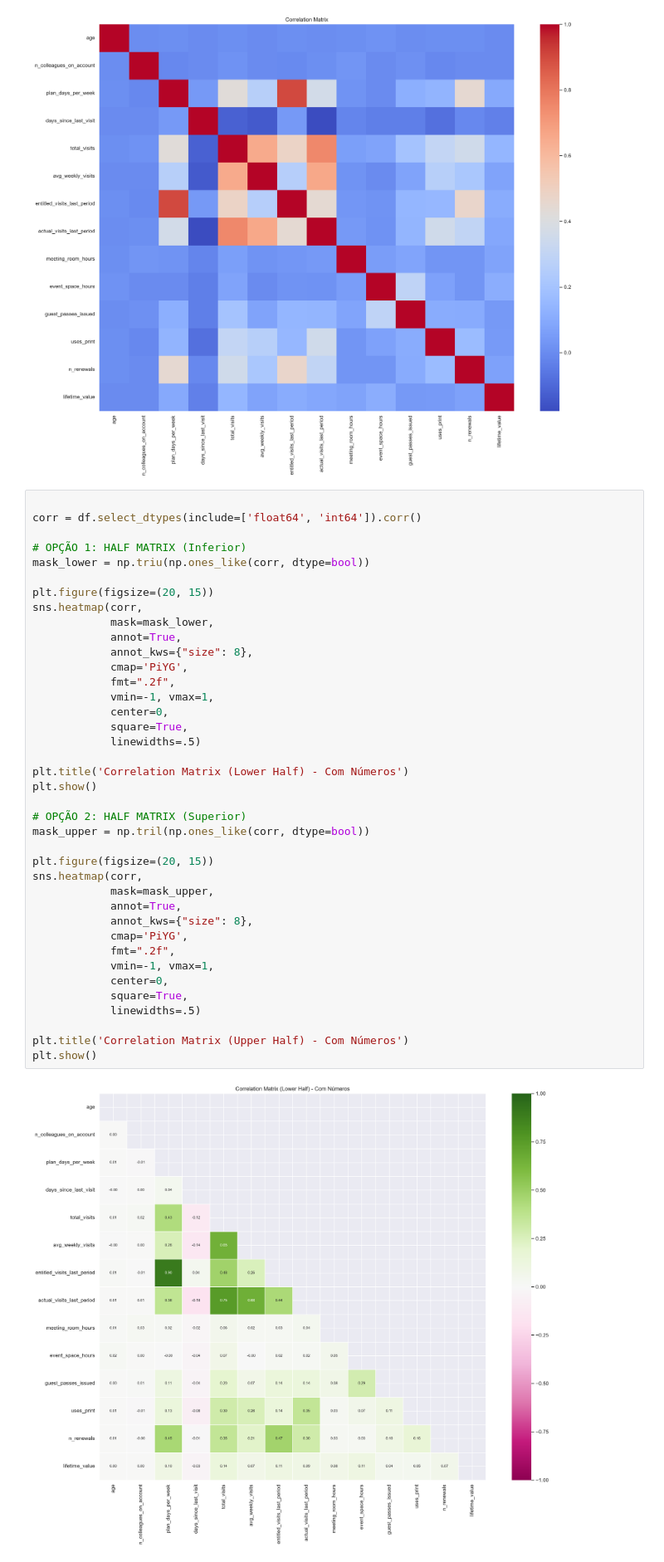
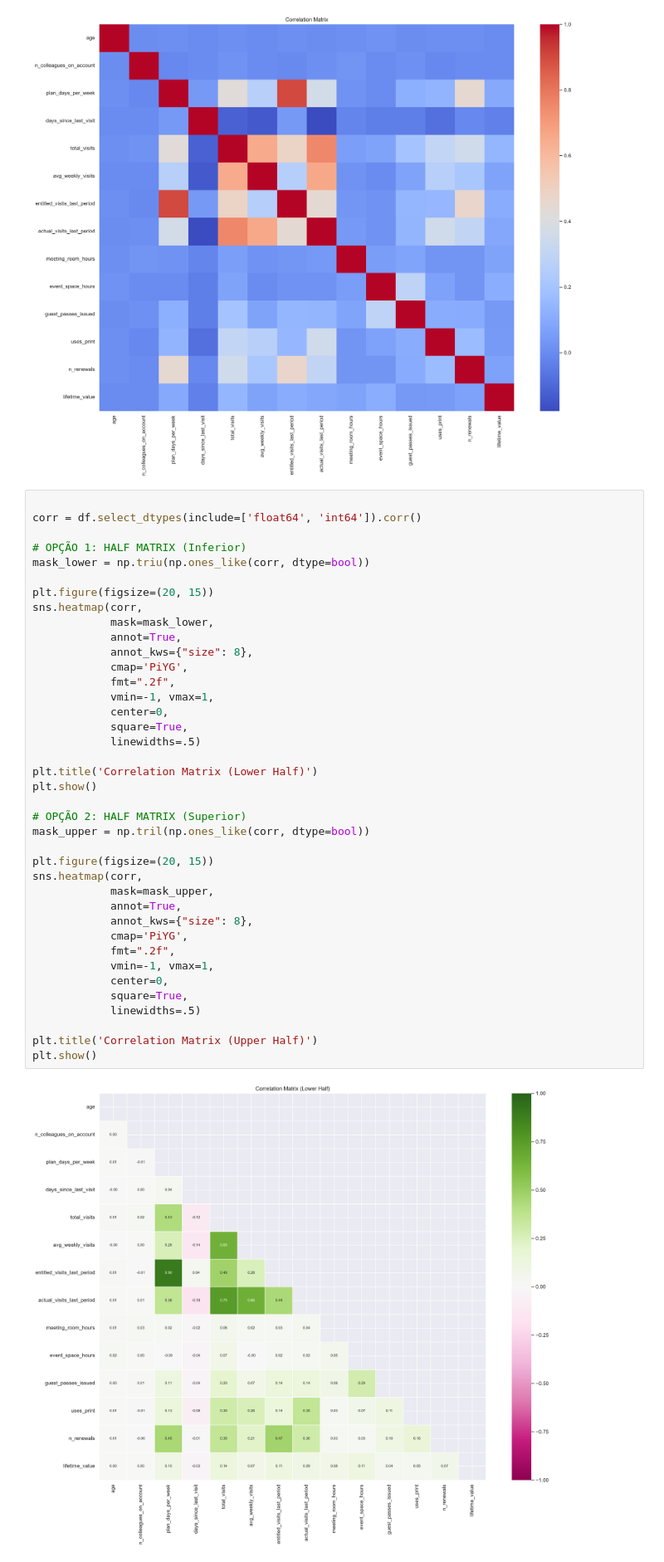
Before and after one commit to tediamohs-a11y/Data_Mining_Project, a Jupyter notebook: Group9_EDA_Code_Joanas_Edits.ipynb, the cells around one changed output. Shown at 83% size. Drawn from its saved outputs; the diff is of its cells as text.

```diff
--- a/Group9_EDA_Code_Joanas_Edits.ipynb
+++ b/Group9_EDA_Code_Joanas_Edits.ipynb
@@ -992,33 +992,33 @@ plt.figure(figsize=(20, 15))
 sns.heatmap(corr,
             mask=mask_lower,
             annot=True,
             annot_kws={"size": 8},
             cmap='PiYG',
             fmt=".2f",
             vmin=-1, vmax=1,
             center=0,
             square=True,
             linewidths=.5)
 
-plt.title('Correlation Matrix (Lower Half) - Com Números')
+plt.title('Correlation Matrix (Lower Half)')
 plt.show()
 
 # OPÇÃO 2: HALF MATRIX (Superior)
 mask_upper = np.tril(np.ones_like(corr, dtype=bool))
 
 plt.figure(figsize=(20, 15))
 sns.heatmap(corr,
             mask=mask_upper,
             annot=True,
             annot_kws={"size": 8},
             cmap='PiYG',
             fmt=".2f",
             vmin=-1, vmax=1,
             center=0,
             square=True,
             linewidths=.5)
 
-plt.title('Correlation Matrix (Upper Half) - Com Números')
+plt.title('Correlation Matrix (Upper Half)')
 plt.show()
 # %% [output]
-[figure, old version]
+[figure, new version]
```
Also changed, not shown: parts of 10 cells of this notebook.
